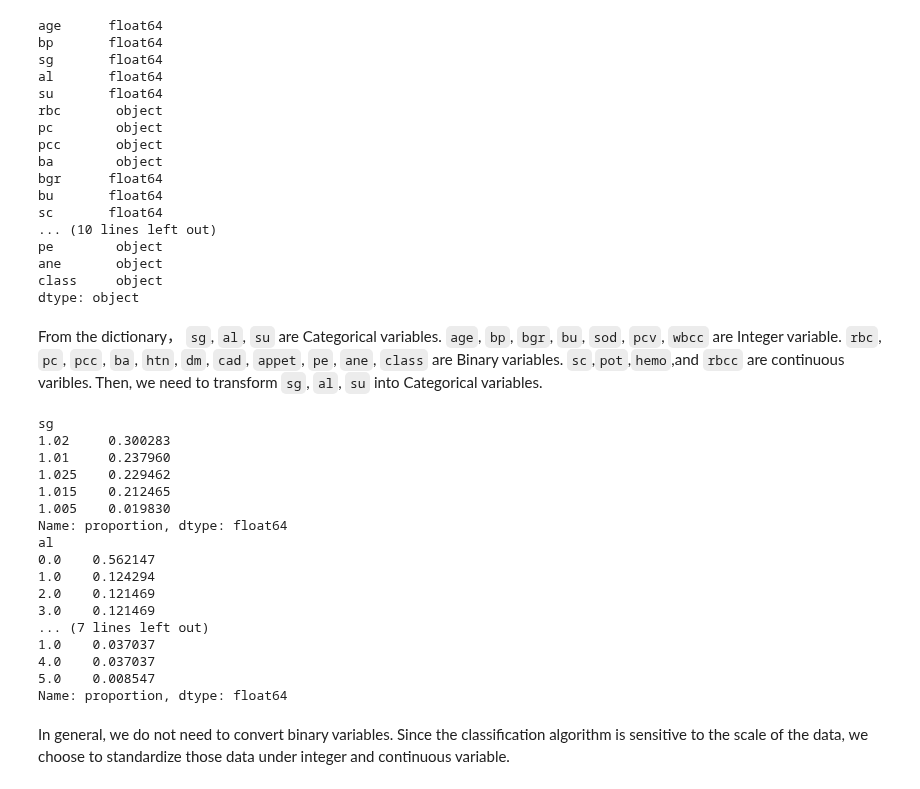
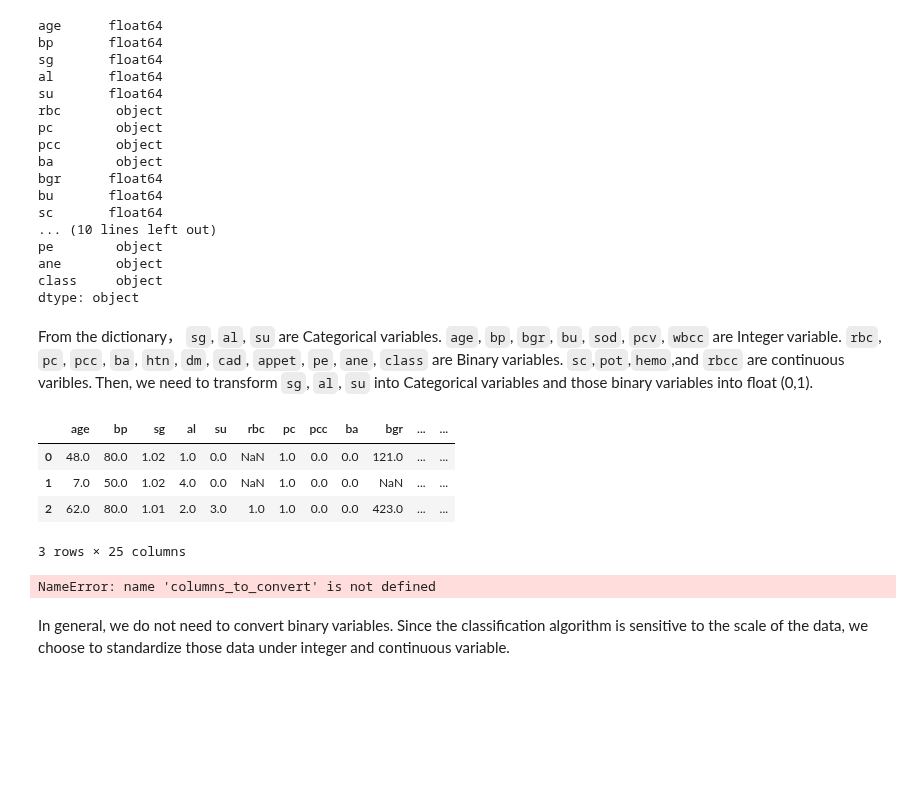
Before and after one commit to Barkesty/Project-Chronic-Kidney-Disease-Classification-Challenge, a Jupyter notebook: project.ipynb, the cells around one changed output. Cells and saved outputs as stored; diff of their text form; code cells hidden in the pictures; blank space fills up the shorter version.

Commit message:
Data transformation Updates

```diff
--- a/project.ipynb
+++ b/project.ipynb
@@ -104,33 +100,31 @@ ane       object
 class     object
 dtype: object
 # %% [markdown]
-From the dictionary， `sg`, `al`, `su` are Categorical variables. `age`, `bp`, `bgr`, `bu`, `sod`, `pcv`, `wbcc` are Integer variable. `rbc`, `pc`, `pcc`, `ba`, `htn`, `dm`, `cad`, `appet`, `pe`, `ane`, `class` are Binary variables. `sc`,`pot`,`hemo`,and `rbcc` are continuous varibles. Then, we need to transform `sg`, `al`, `su` into Categorical variables.
+From the dictionary， `sg`, `al`, `su` are Categorical variables. `age`, `bp`, `bgr`, `bu`, `sod`, `pcv`, `wbcc` are Integer variable. `rbc`, `pc`, `pcc`, `ba`, `htn`, `dm`, `cad`, `appet`, `pe`, `ane`, `class` are Binary variables. `sc`,`pot`,`hemo`,and `rbcc` are continuous varibles. Then, we need to transform `sg`, `al`, `su` into Categorical variables and those binary variables into float (0,1).
-# %%
-columns_to_convert = ['sg', 'al', 'su']
-
-for col in columns_to_convert:
-    df[col] = pd.Categorical(df[col])
+# %%
+# Cat transformation
+columns_cat = ['sg', 'al', 'su']
+for col in columns_cat:
+    df[col] = pd.Categorical(df[col])
+
+# Binary trans
+columns_bin = ['rbc','pc','pcc','ba','htn','dm','cad','appet','pe','ane','class']
+mapping = {'normal': 1, 'present': 1, 'abnormal': 0, 'notpresent': 0, 'yes':1,'no':0,'good':1,'poor':0,'ckd':1,'notckd':0}
+
+for column in columns_bin:
+    df[column] = df[column].map(mapping).astype(float)
+df.head(3)
+# %% [output]
+|  | age | bp | sg | al | su | rbc | pc | pcc | ba | bgr | ... | ... |
+| 0 | 48.0 | 80.0 | 1.02 | 1.0 | 0.0 | NaN | 1.0 | 0.0 | 0.0 | 121.0 | ... | ... |
+| 1 | 7.0 | 50.0 | 1.02 | 4.0 | 0.0 | NaN | 1.0 | 0.0 | 0.0 | NaN | ... | ... |
+| 2 | 62.0 | 80.0 | 1.01 | 2.0 | 3.0 | 1.0 | 1.0 | 0.0 | 0.0 | 423.0 | ... | ... |
+3 rows × 25 columns
 # %%
 for col in columns_to_convert:
     print(df[col].value_counts(normalize=True))
 # %% [output]
-sg
-1.02     0.300283
-1.01     0.237960
-1.025    0.229462
-1.015    0.212465
-1.005    0.019830
-Name: proportion, dtype: float64
-al
-0.0    0.562147
-1.0    0.124294
-2.0    0.121469
-3.0    0.121469
-... (7 lines left out)
-1.0    0.037037
-4.0    0.037037
-5.0    0.008547
-Name: proportion, dtype: float64
+NameError: name 'columns_to_convert' is not defined
 # %% [markdown]
 In general, we do not need to convert binary variables. Since the classification algorithm is sensitive to the scale of the data, we choose to standardize those data under integer and continuous variable.
 # %% [markdown]
```
Also changed, not shown: parts of 1 cell of this notebook.
